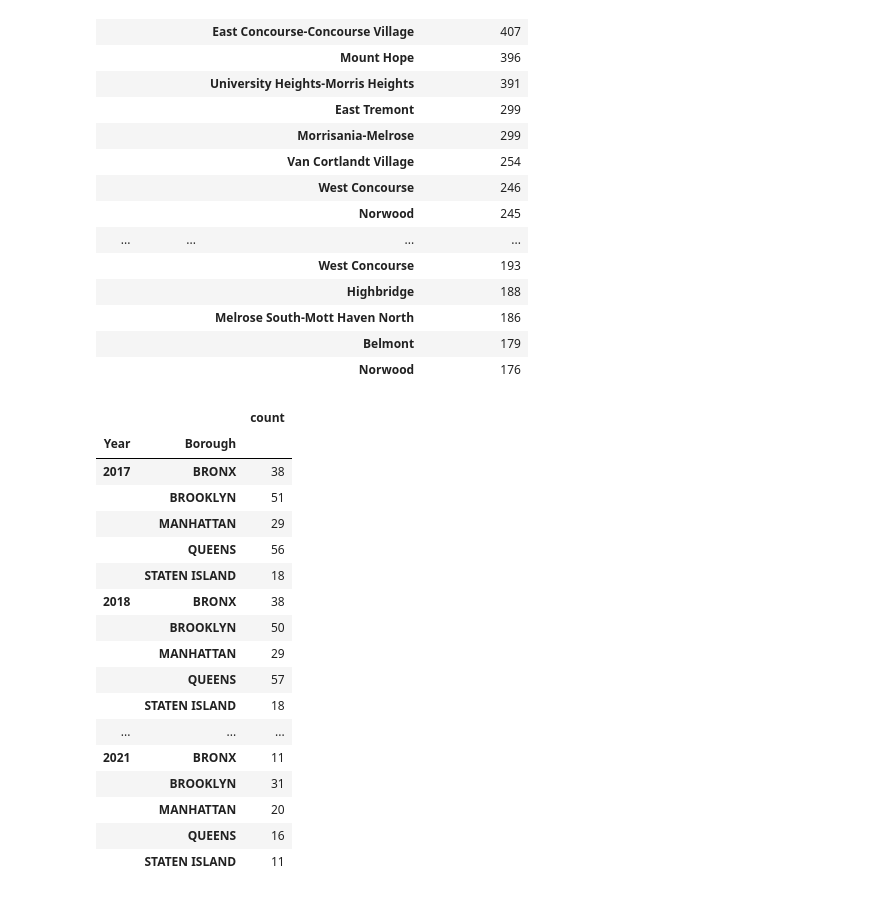
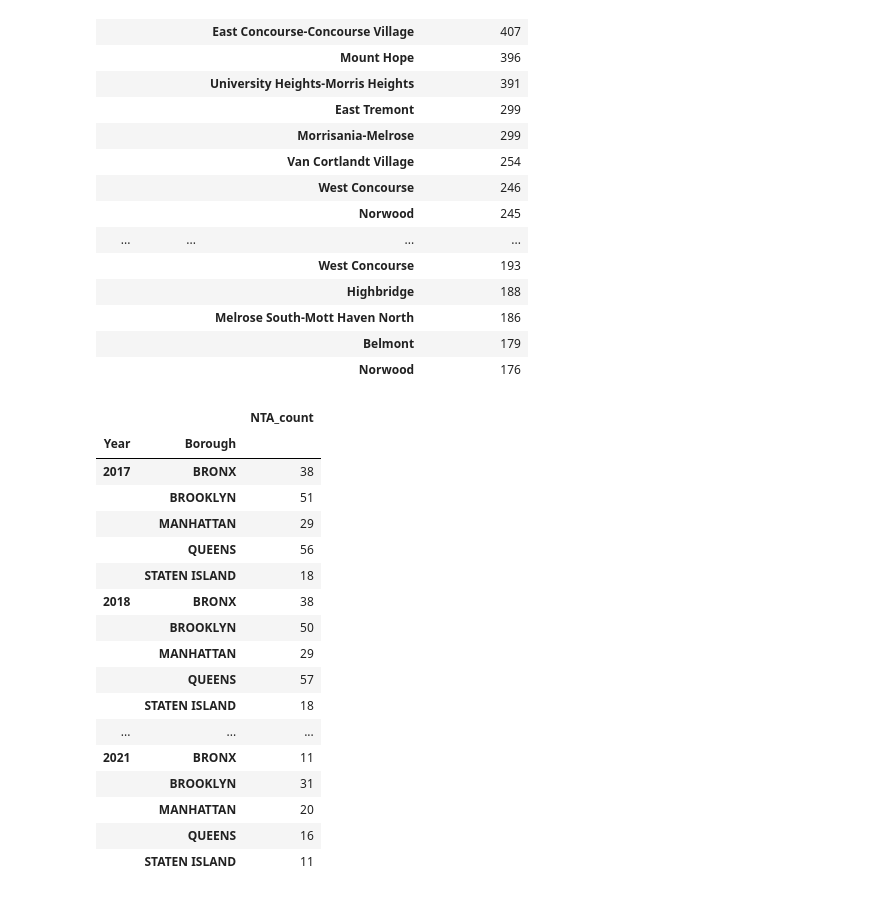
Before and after one commit to mmsouza114/Project01-Evictions, a Jupyter notebook: explore-clean-prepare.ipynb, the cells around one changed output. Drawn from its saved outputs; the diff is of its cells as text; code cells hidden in the pictures.

```diff
--- a/explore-clean-prepare.ipynb
+++ b/explore-clean-prepare.ipynb
@@ -535,26 +535,26 @@ top_NTA
 |  |  | Melrose South-Mott Haven North | 186 |
 |  |  | Belmont | 179 |
 |  |  | Norwood | 176 |
-# %%
-#count the unique ntas in each borough
-NTA_counts = cleaned.groupby(['Year','Borough']).Neighborhood_Tabulation_Area.nunique().to_frame('count')
-NTA_counts
-# %% [output]
-|  |  | count |
-| Year | Borough |  |
-| 2017 | BRONX | 38 |
-|  | BROOKLYN | 51 |
-|  | MANHATTAN | 29 |
-|  | QUEENS | 56 |
-|  | STATEN ISLAND | 18 |
-| 2018 | BRONX | 38 |
-|  | BROOKLYN | 50 |
-|  | MANHATTAN | 29 |
-|  | QUEENS | 57 |
-|  | STATEN ISLAND | 18 |
-| ... | ... | ... |
-| 2021 | BRONX | 11 |
-|  | BROOKLYN | 31 |
-|  | MANHATTAN | 20 |
-|  | QUEENS | 16 |
-|  | STATEN ISLAND | 11 |
+# %%
+#count the unique ntas in each borough
+NTA_total_counts = cleaned.groupby(['Year','Borough']).Neighborhood_Tabulation_Area.nunique().to_frame('NTA_count')
+NTA_total_counts
+# %% [output]
+|  |  | NTA_count |
+| Year | Borough |  |
+| 2017 | BRONX | 38 |
+|  | BROOKLYN | 51 |
+|  | MANHATTAN | 29 |
+|  | QUEENS | 56 |
+|  | STATEN ISLAND | 18 |
+| 2018 | BRONX | 38 |
+|  | BROOKLYN | 50 |
+|  | MANHATTAN | 29 |
+|  | QUEENS | 57 |
+|  | STATEN ISLAND | 18 |
+| ... | ... | ... |
+| 2021 | BRONX | 11 |
+|  | BROOKLYN | 31 |
+|  | MANHATTAN | 20 |
+|  | QUEENS | 16 |
+|  | STATEN ISLAND | 11 |
```
Also changed, not shown: parts of 11 cells of this notebook.
